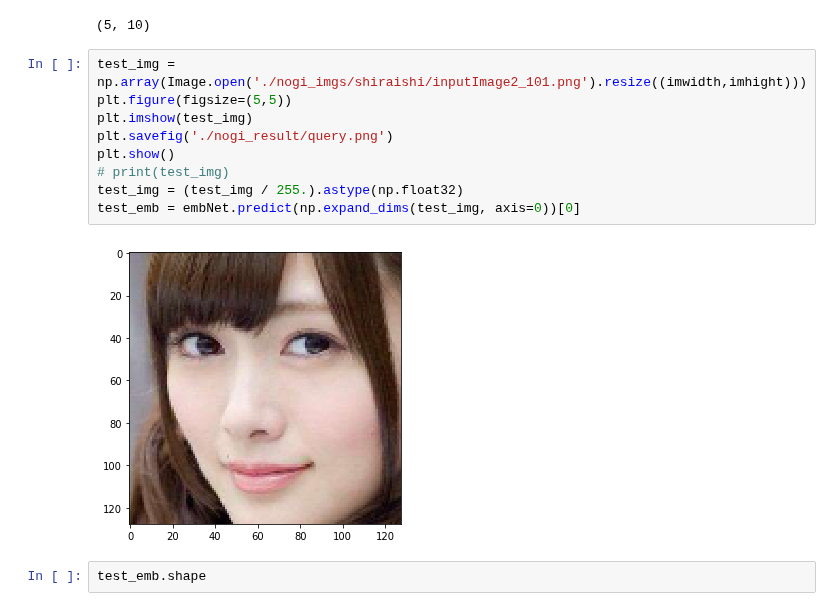
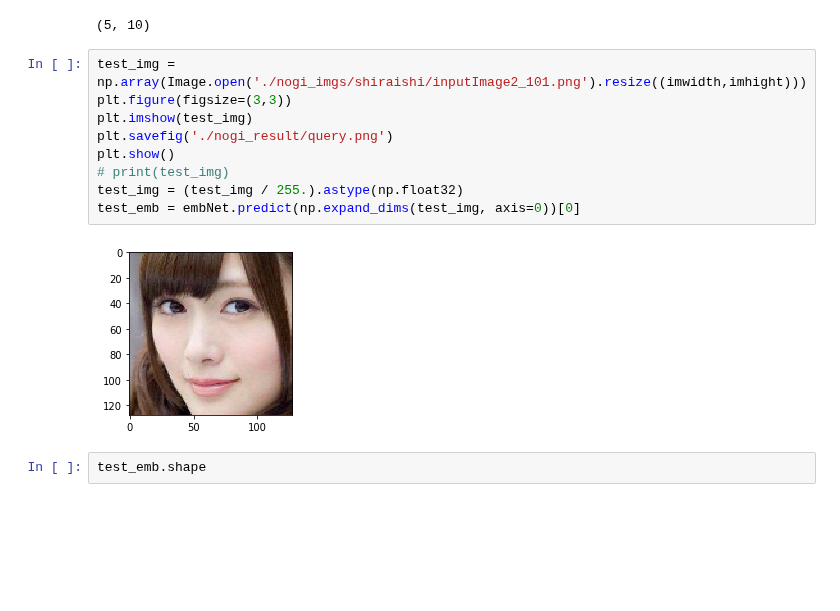
Before and after one commit to zukakosan/tripletNet, a Jupyter notebook: emb4retrieval.ipynb, the cells around one changed output. Drawn from its saved outputs; the diff is of its cells as text; blank space fills up the shorter version.

```diff
--- a/emb4retrieval.ipynb
+++ b/emb4retrieval.ipynb
@@ -56,15 +56,15 @@ emb_vecs.shape
 (5, 10)
 # %%
 test_img = np.array(Image.open('./nogi_imgs/shiraishi/inputImage2_101.png').resize((imwidth,imhight)))
-plt.figure(figsize=(5,5))
+plt.figure(figsize=(3,3))
 plt.imshow(test_img)
 plt.savefig('./nogi_result/query.png')
 plt.show()
 # print(test_img)
 test_img = (test_img / 255.).astype(np.float32)
 test_emb = embNet.predict(np.expand_dims(test_img, axis=0))[0]
 # %% [output]
-[figure, old version]
+[figure, new version]
 # %%
 test_emb.shape
 # %% [output]
```
Also changed, not shown: parts of 1 cell of this notebook, 1 other file.
